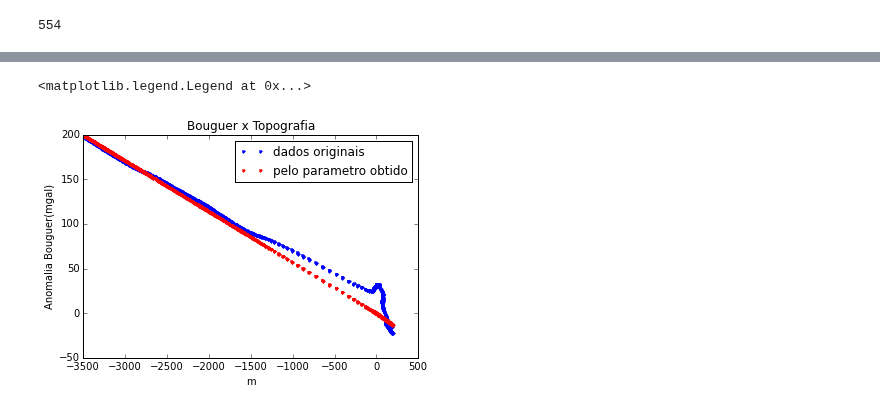
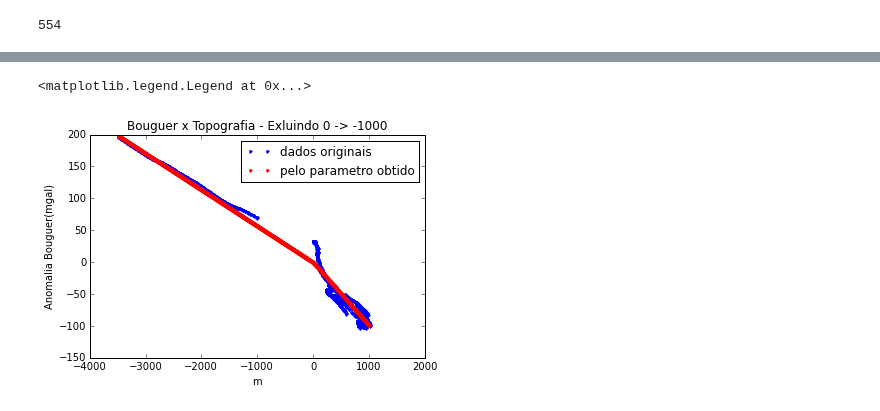
Before and after one commit to victortxa/grav-fitting-study, a Jupyter notebook: calculation_with_real_data.ipynb, the cells around one changed output, grey strips where cells are left out. Drawn from its saved outputs; the diff is of its cells as text; code cells hidden in the pictures.

Commit message:
Calculo desprezando os pontos proximos da profundidade 0, -1000 ate zero, e > -3500.

```diff
--- a/calculation_with_real_data.ipynb
+++ b/calculation_with_real_data.ipynb
@@ -235,2 +249,0 @@ a=np.where((topo>-3500.0) & (topo<-200)),np.where(topo>0)
-# %%
-topo_cut=topo[a]
@@ -242,9 +250,7 @@ h_pos = topo_positive
-# %%
-bouguer_cut = bouguer[(topo > -3500) & (topo<-100.)]
 # %%
 jacobian = np.zeros([len(bouguer_cut),2])
-jacobian[topo_cut < 0, 0] = h_neg
-jacobian[topo_cut >= 0, 1] = h_pos
+jacobian[topo_cut < cut, 0] = topo_negative
+jacobian[topo_cut >= 0, 1] = topo_positive
 # %%
 y = bouguer_cut
 # %%
@@ -264,4 +268,6 @@ LinAlgError: Singular matrix
 # %%
-y_calc = np.zeros([len(bouguer_cut)])
-y_calc[topo_cut < 0] = result[9][0]*h_neg
-y_calc[topo_cut >= 0] = result[9][1]*h_pos
+x = np.arange(-3500.,1001,1)
+y_calc = np.zeros([len(x)])
+
+y_calc[0:3500] = result[9][0]*np.arange(-3500.,0,1)
+y_calc[3500:4501] = result[9][1]*np.arange(0.,1001,1)
@@ -283,11 +287,11 @@ result
 # %%
 plt.figure()
 plt.plot(topo_cut,bouguer_cut,'.',label='dados originais')
-plt.plot(topo_cut,y_calc,'.r',label='pelo parametro obtido')
-plt.title('Bouguer x Topografia')
+plt.plot(x,y_calc,'.r',label='pelo parametro obtido')
+plt.title('Bouguer x Topografia - Exluindo 0 -> -1000')
 plt.xlabel('m')
 plt.ylabel('Anomalia Bouguer(mgal)')
 plt.legend()
 # %% [output]
 <matplotlib.legend.Legend at 0x...>
-[figure, old version]
+[figure, new version]
```
Also changed, not shown: parts of 13 cells of this notebook.
